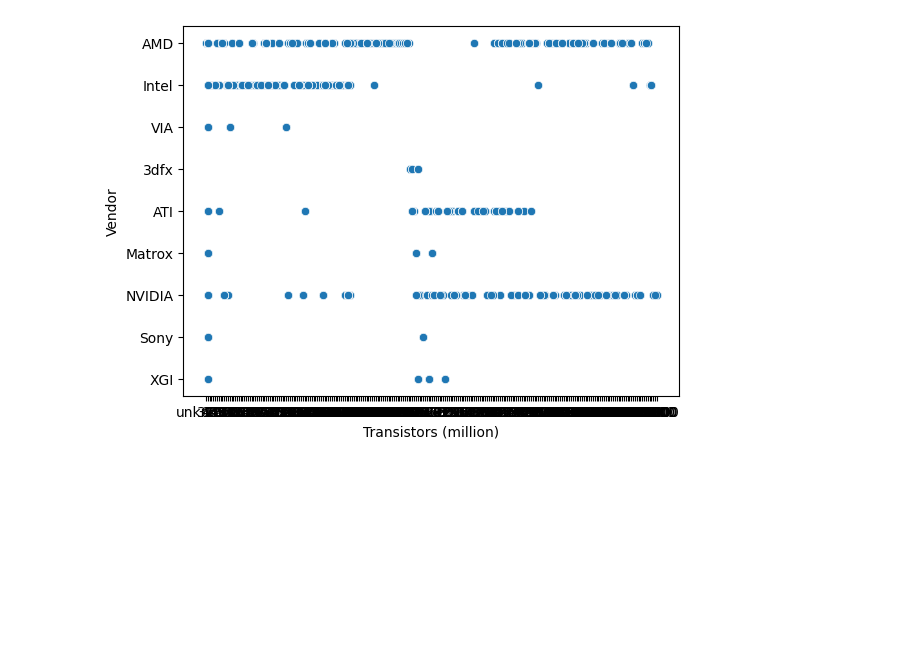
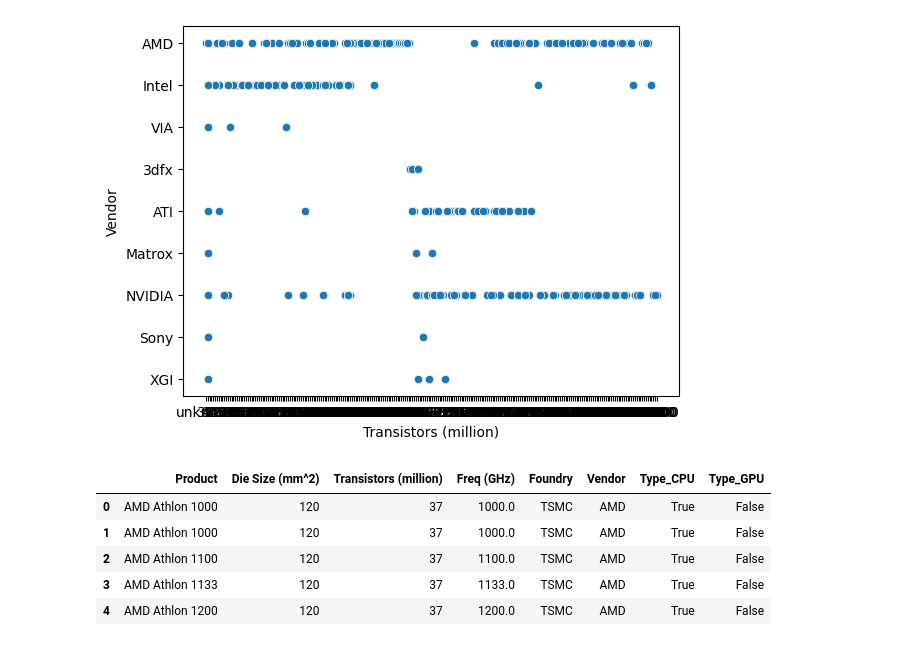
Before and after one commit to RichardKameri/MACHINE-LEARNING-1, a Jupyter notebook: Chip.ipynb, the cells around one changed output. Saved outputs shown, nothing was run; the diff lists cells and outputs as text; code cells hidden in the pictures; blank space fills up the shorter version.

```diff
--- a/Chip.ipynb
+++ b/Chip.ipynb
@@ -282,3 +282,16 @@ sns.scatterplot(x='Transistors (million)', y='Vendor', data=df)
 plt.show()
 # %% [output]
 [figure]
+# %%
+# use one hot encoding for categorical columns
+df = pd.get_dummies(df, columns=['Type'])
+# %%
+# display the first few columns of the dummie
+df.head()
+# %% [output]
+|  | Product | Die Size (mm^2) | Transistors (million) | Freq (GHz) | Foundry | Vendor | Type_CPU | Type_GPU |
+| 0 | AMD Athlon 1000 | 120 | 37 | 1000.0 | TSMC | AMD | True | False |
+| 1 | AMD Athlon 1000 | 120 | 37 | 1000.0 | TSMC | AMD | True | False |
+| 2 | AMD Athlon 1100 | 120 | 37 | 1100.0 | TSMC | AMD | True | False |
+| 3 | AMD Athlon 1133 | 120 | 37 | 1133.0 | TSMC | AMD | True | False |
+| 4 | AMD Athlon 1200 | 120 | 37 | 1200.0 | TSMC | AMD | True | False |
```
Also changed, not shown: parts of 1 cell of this notebook.
